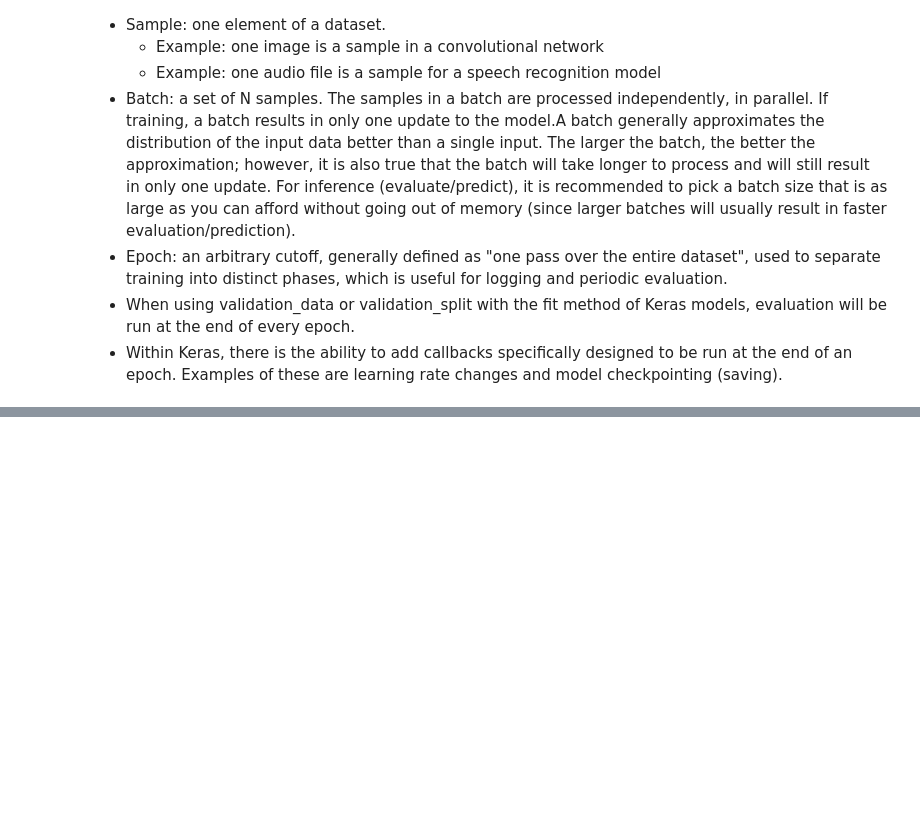
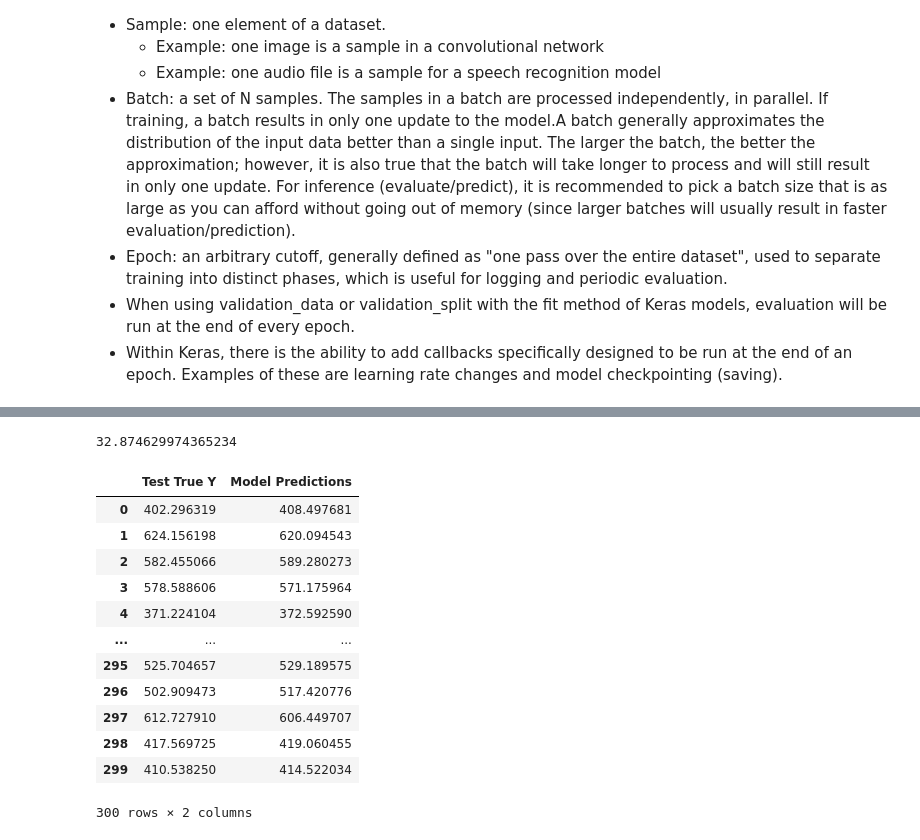
Before and after one commit to fgias/ds-ml-udemy, a Jupyter notebook: 21-Deep Learning/00-Keras-Syntax-Basics.ipynb, the cells around one changed output, grey strips where cells are left out. Cells and saved outputs as stored; diff of their text form; code cells hidden in the pictures; blank space fills up the shorter version.

```diff
--- a/21-Deep Learning/00-Keras-Syntax-Basics-copy.ipynb
+++ b/21-Deep Learning/00-Keras-Syntax-Basics.ipynb
@@ -140,0 +147,4 @@ loss_df.plot()
+# %%
+model.evaluate(X_train, y_train, verbose=0)
+# %% [output]
+32.874629974365234
@@ -140,0 +159,16 @@ loss_df.plot()
+# %%
+pred_df
+# %% [output]
+|  | Test True Y | Model Predictions |
+| 0 | 402.296319 | 408.497681 |
+| 1 | 624.156198 | 620.094543 |
+| 2 | 582.455066 | 589.280273 |
+| 3 | 578.588606 | 571.175964 |
+| 4 | 371.224104 | 372.592590 |
+| ... | ... | ... |
+| 295 | 525.704657 | 529.189575 |
+| 296 | 502.909473 | 517.420776 |
+| 297 | 612.727910 | 606.449707 |
+| 298 | 417.569725 | 419.060455 |
+| 299 | 410.538250 | 414.522034 |
+300 rows × 2 columns
```
Also changed, not shown: parts of 23 cells of this notebook, 1 other file.
